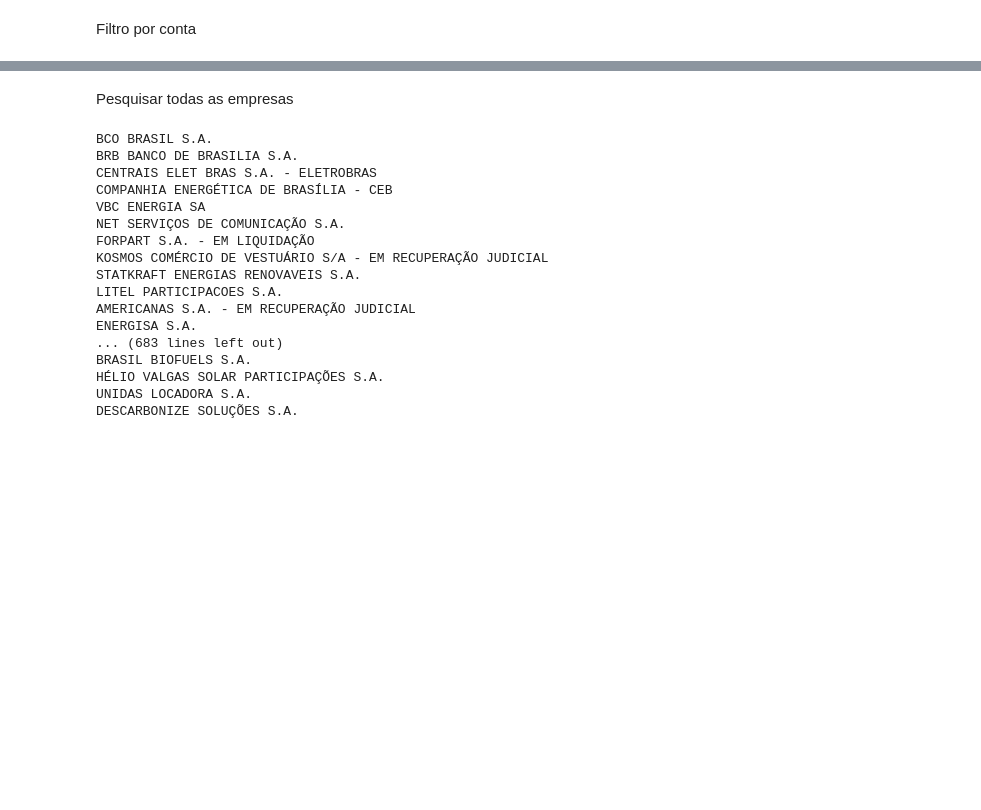
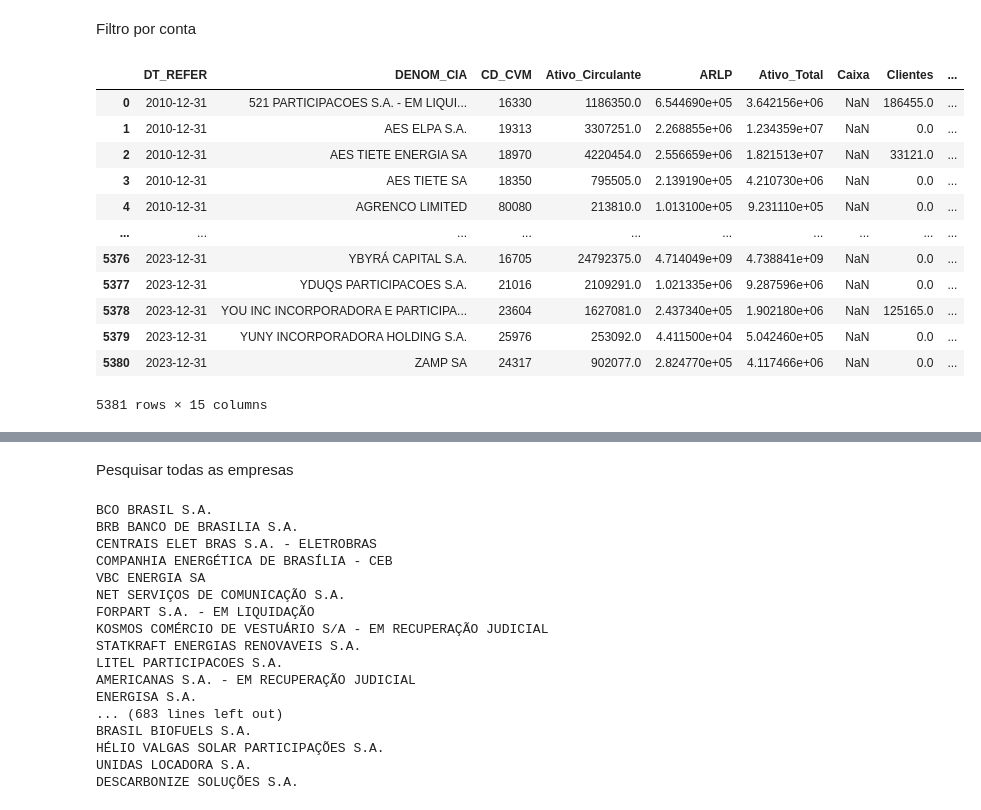
Before and after one commit to jeffersonramelo/coleta-de-dados, a Jupyter notebook: Dados_contábeis_CVM.ipynb, the cells around one changed output, grey strips where cells are left out. Saved outputs shown, nothing was run; the diff lists cells and outputs as text; code cells hidden in the pictures; blank space fills up the shorter version.

```diff
--- a/Dados_contábeis_CVM.ipynb
+++ b/Dados_contábeis_CVM.ipynb
@@ -129,5 +167,70 @@ Investimentos em Títulos do Governo
 # %% [markdown]
 Filtro por conta
+# %%
+import pandas as pd
+from IPython.display import display
+
+# Supondo que BPA é o DataFrame original
+
+# Seleciona as colunas específicas e remove duplicatas
+empresas = BPA[['DENOM_CIA', 'DT_REFER', 'DS_CONTA', 'CD_CVM', 'VL_CONTA']].drop_duplicates()
+
+# Lista de contas desejadas
+contas_desejadas = [
+    'Ativo Circulante', 'Ativo Realizável a Longo Prazo', 'Estoques',
+    'Caixa e equivalentes de caixa', 'Ativo Total', 'Imobilizado',
+    'Intangível', 'Clientes', 'Contas a Receber',
+    'Investimento em controladas e coligadas', 'Investimento em controladas em conjunto',
+    'Propriedades para Investimento'
+]
+
+# Filtra as linhas onde 'DS_CONTA' é igual a uma das contas desejadas
+filtradas = empresas[empresas['DS_CONTA'].isin(contas_desejadas)]
+
+# Pivot para criar colunas separadas para cada conta
+pivot_filtradas = filtradas.pivot_table(index=['DT_REFER', 'DENOM_CIA', 'CD_CVM'],
+                                        columns='DS_CONTA',
+                                        values='VL_CONTA',
+                                        aggfunc='last').reset_index()
+
+# Renomeia as colunas para remover a hierarquia de colunas
+pivot_filtradas.columns.name = None
+
+# Renomeia as colunas para serem mais claras
+pivot_filtradas.rename(columns={
+    'Ativo Circulante': 'Ativo_Circulante',
+    'Ativo Realizável a Longo Prazo': 'ARLP',
+    'Caixa e equivalentes de caixa': 'Caixa',
+    'Contas a Receber': 'Contas_Receber',
+    'Investimento em controladas e coligadas': 'Investimento_Controladas_Coligadas',
+    'Investimento em controladas em conjunto': 'Investimento_Controladas_Conjunto',
+    'Propriedades para Investimento': 'Propriedades_Investimento',
+    'Estoques': 'Estoques',
+    'Ativo Total': 'Ativo_Total',
+    'Imobilizado': 'Imobilizado',
+    'Intangível': 'Intangível',
+    'Clientes': 'Clientes'
+}, inplace=True)
+
+# Ordena pelo 'DT_REFER' e 'DENOM_CIA' para garantir a ordem correta
+pivot_filtradas.sort_values(by=['DT_REFER', 'DENOM_CIA'], inplace=True)
+
+# Exibe a tabela pivotada
+display(pivot_filtradas)
+# %% [output]
+|  | DT_REFER | DENOM_CIA | CD_CVM | Ativo_Circulante | ARLP | Ativo_Total | Caixa | Clientes | ... |
+| 0 | 2010-12-31 | 521 PARTICIPACOES S.A. - EM LIQUI... | 16330 | 1186350.0 | 6.544690e+05 | 3.642156e+06 | NaN | 186455.0 | ... |
+| 1 | 2010-12-31 | AES ELPA S.A. | 19313 | 3307251.0 | 2.268855e+06 | 1.234359e+07 | NaN | 0.0 | ... |
+| 2 | 2010-12-31 | AES TIETE ENERGIA SA | 18970 | 4220454.0 | 2.556659e+06 | 1.821513e+07 | NaN | 33121.0 | ... |
+| 3 | 2010-12-31 | AES TIETE SA | 18350 | 795505.0 | 2.139190e+05 | 4.210730e+06 | NaN | 0.0 | ... |
+| 4 | 2010-12-31 | AGRENCO LIMITED | 80080 | 213810.0 | 1.013100e+05 | 9.231110e+05 | NaN | 0.0 | ... |
+| ... | ... | ... | ... | ... | ... | ... | ... | ... | ... |
+| 5376 | 2023-12-31 | YBYRÁ CAPITAL S.A. | 16705 | 24792375.0 | 4.714049e+09 | 4.738841e+09 | NaN | 0.0 | ... |
+| 5377 | 2023-12-31 | YDUQS PARTICIPACOES S.A. | 21016 | 2109291.0 | 1.021335e+06 | 9.287596e+06 | NaN | 0.0 | ... |
+| 5378 | 2023-12-31 | YOU INC INCORPORADORA E PARTICIPA... | 23604 | 1627081.0 | 2.437340e+05 | 1.902180e+06 | NaN | 125165.0 | ... |
+| 5379 | 2023-12-31 | YUNY INCORPORADORA HOLDING S.A. | 25976 | 253092.0 | 4.411500e+04 | 5.042460e+05 | NaN | 0.0 | ... |
+| 5380 | 2023-12-31 | ZAMP SA | 24317 | 902077.0 | 2.824770e+05 | 4.117466e+06 | NaN | 0.0 | ... |
+5381 rows × 15 columns
 # %%
 import pandas as pd
 from IPython.display import display
```
Also changed, not shown: parts of 7 cells of this notebook.
